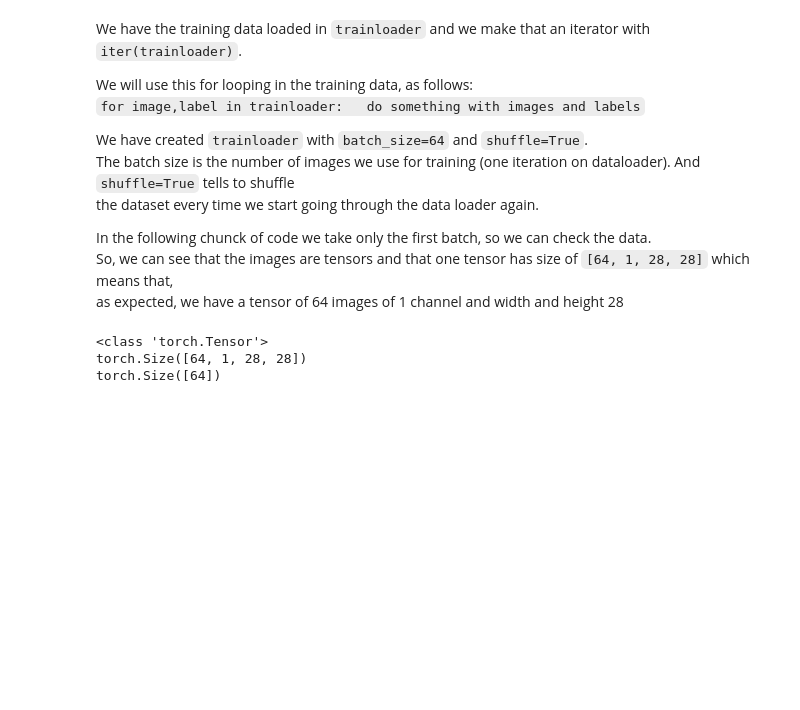
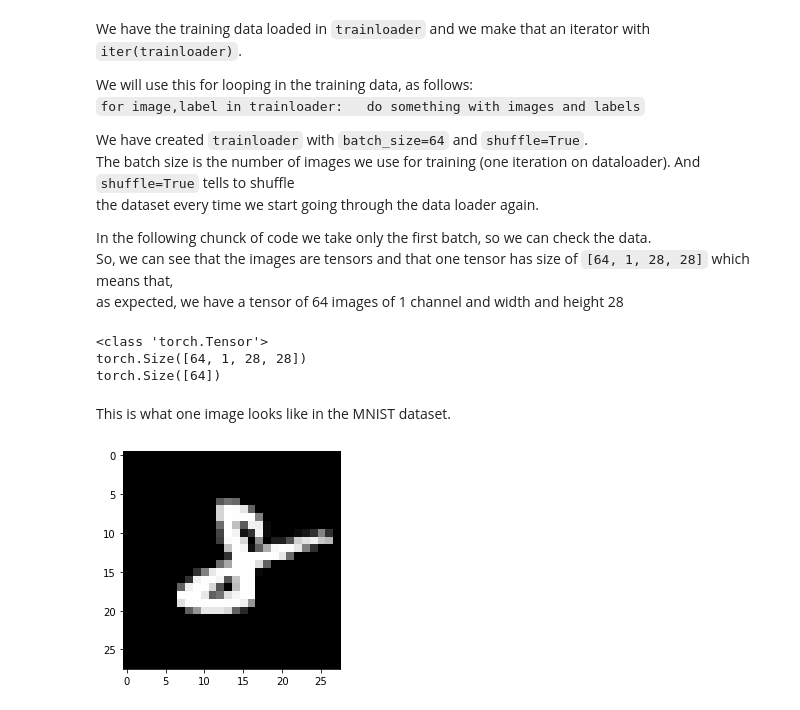
Before and after one commit to sarafrr/UdacityDeepLearningPyTorch, a Jupyter notebook: Part 2 - Neural Networks in PyTorch.ipynb, the cells around one changed output. Cells and saved outputs as stored; diff of their text form; code cells hidden in the pictures; blank space fills up the shorter version.

```diff
--- a/Part 2 - Neural Networks in PyTorch.ipynb
+++ b/Part 2 - Neural Networks in PyTorch.ipynb
@@ -79,3 +61,10 @@ print(labels.shape)
 <class 'torch.Tensor'>
 torch.Size([64, 1, 28, 28])
 torch.Size([64])
+# %% [markdown]
+This is what one image looks like in the MNIST dataset.
+# %%
+plt.imshow(images[1].numpy().squeeze(), cmap='Greys_r')
+plt.show()
+# %% [output]
+[figure, added]
```
Also changed, not shown: parts of 29 cells of this notebook, 4 other files.
